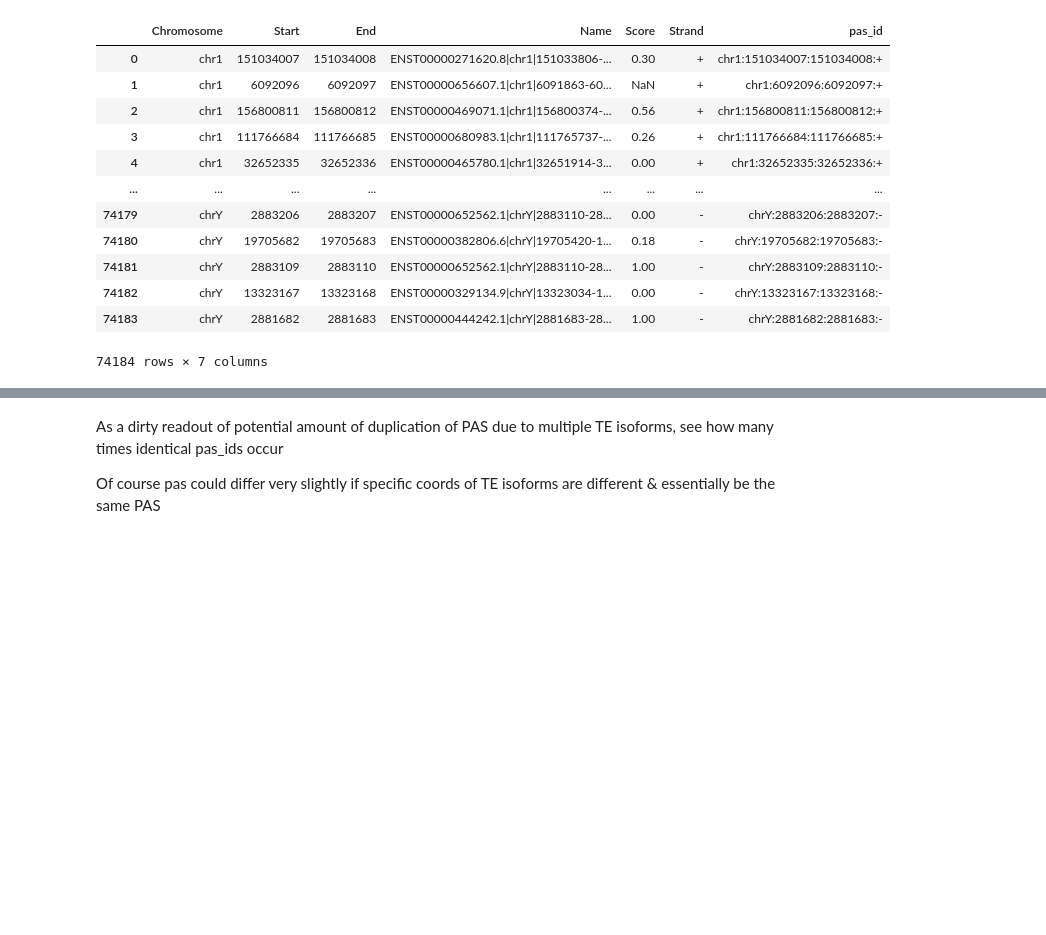
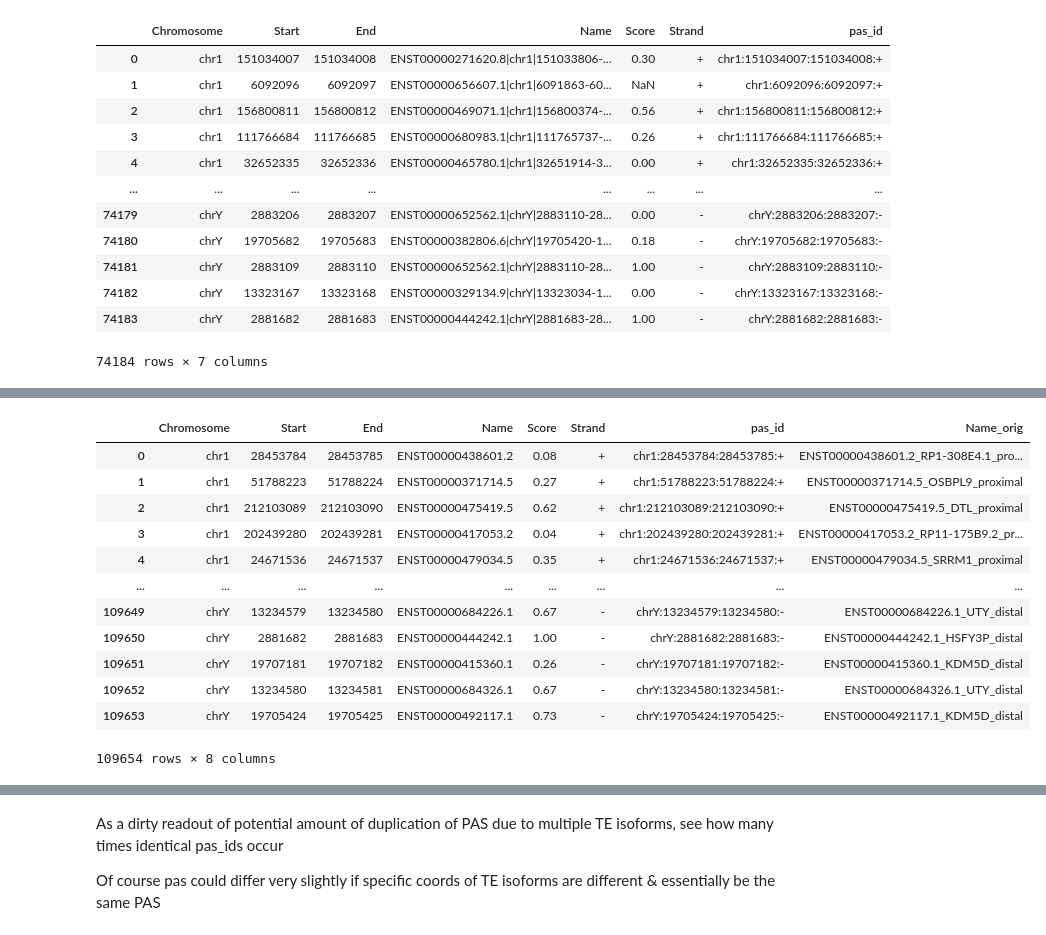
Before and after one commit to iRNA-COSI/APAeval, a Jupyter notebook: summary_workflows/relative_quantification/poc/relative_quant_poc.ipynb, the cells around one changed output, grey strips where cells are left out. Saved outputs shown, nothing was run; the diff lists cells and outputs as text; code cells hidden in the pictures; blank space fills up the shorter version.

```diff
--- a/summary_workflows/relative_quantification/poc/relative_quant_poc.ipynb
+++ b/summary_workflows/relative_quantification/poc/relative_quant_poc.ipynb
@@ -859,0 +915,21 @@ pred_mayr_cd5_dapars
+# %%
+pred_mayr_cd5_dapars2.Name_orig = pred_mayr_cd5_dapars2.Name
+pred_mayr_cd5_dapars2 = pred_mayr_cd5_dapars2.assign("Name",
+                                                     lambda df: df["Name"].str.split("_", expand=True)[0]
+                                                    )
+
+pred_mayr_cd5_dapars2
+# %% [output]
+|  | Chromosome | Start | End | Name | Score | Strand | pas_id | Name_orig |
+| 0 | chr1 | 28453784 | 28453785 | ENST00000438601.2 | 0.08 | + | chr1:28453784:28453785:+ | ENST00000438601.2_RP1-308E4.1_pro... |
+| 1 | chr1 | 51788223 | 51788224 | ENST00000371714.5 | 0.27 | + | chr1:51788223:51788224:+ | ENST00000371714.5_OSBPL9_proximal |
+| 2 | chr1 | 212103089 | 212103090 | ENST00000475419.5 | 0.62 | + | chr1:212103089:212103090:+ | ENST00000475419.5_DTL_proximal |
+| 3 | chr1 | 202439280 | 202439281 | ENST00000417053.2 | 0.04 | + | chr1:202439280:202439281:+ | ENST00000417053.2_RP11-175B9.2_pr... |
+| 4 | chr1 | 24671536 | 24671537 | ENST00000479034.5 | 0.35 | + | chr1:24671536:24671537:+ | ENST00000479034.5_SRRM1_proximal |
+| ... | ... | ... | ... | ... | ... | ... | ... | ... |
+| 109649 | chrY | 13234579 | 13234580 | ENST00000684226.1 | 0.67 | - | chrY:13234579:13234580:- | ENST00000684226.1_UTY_distal |
+| 109650 | chrY | 2881682 | 2881683 | ENST00000444242.1 | 1.00 | - | chrY:2881682:2881683:- | ENST00000444242.1_HSFY3P_distal |
+| 109651 | chrY | 19707181 | 19707182 | ENST00000415360.1 | 0.26 | - | chrY:19707181:19707182:- | ENST00000415360.1_KDM5D_distal |
+| 109652 | chrY | 13234580 | 13234581 | ENST00000684326.1 | 0.67 | - | chrY:13234580:13234581:- | ENST00000684326.1_UTY_distal |
+| 109653 | chrY | 19705424 | 19705425 | ENST00000492117.1 | 0.73 | - | chrY:19705424:19705425:- | ENST00000492117.1_KDM5D_distal |
+109654 rows × 8 columns
```
Also changed, not shown: parts of 30 cells of this notebook.
